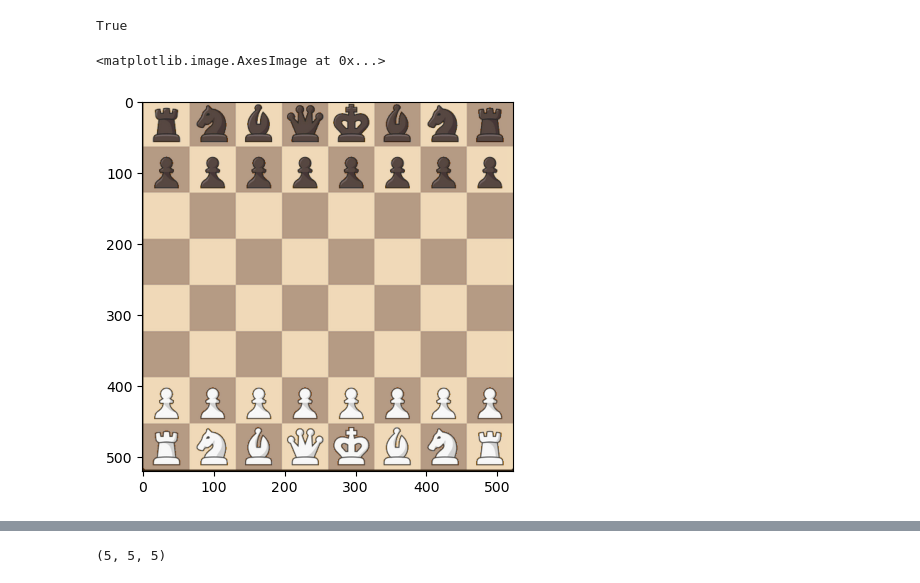
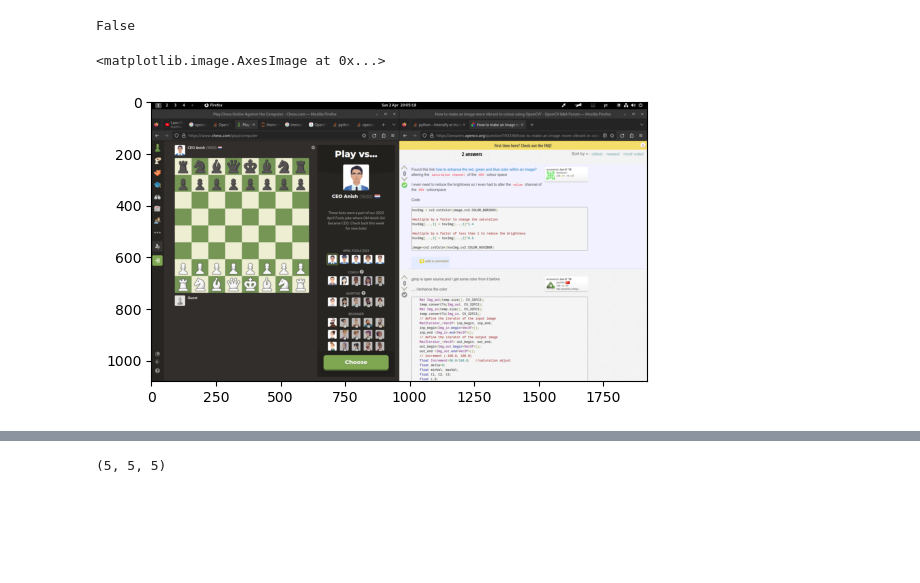
Before and after one commit to ernestovaz/chessboard-detection, a Jupyter notebook: notebook.ipynb, the cells around one changed output, grey strips where cells are left out. Drawn from its saved outputs; the diff is of its cells as text; code cells hidden in the pictures; blank space fills up the shorter version.

```diff
--- a/notebook.ipynb
+++ b/notebook.ipynb
@@ -8,4 +8,4 @@ from scipy import stats
 import numpy as np
 from matplotlib import pyplot as plt
 # %%
-img = cv2.imread('data/brown.png')
+img = cv2.imread('data/whole.png')
@@ -13,17 +31,17 @@ img = cv2.imread('data/brown.png')
 hsv = cv2.cvtColor(img, cv2.COLOR_BGR2HSV)
 hsv[...,1] = hsv[...,1]*5
 saturated = cv2.cvtColor(hsv, cv2.COLOR_HSV2BGR)
-found, corners = cv2.findChessboardCorners(saturated, (7,7))
+found, corners = cv2.findChessboardCorners(saturated, (7,7), flags=cv2.CALIB_CB_ADAPTIVE_THRESH+cv2.CALIB_CB_NORMALIZE_IMAGE)
 corner_img = copy(img)
 cv2.drawChessboardCorners(corner_img, (7,7), corners, found)
 found
 # %% [output]
-True
+False
 # %%
-plt.imshow(cv2.cvtColor(saturated, cv2.COLOR_BGR2RGB))
+plt.imshow(cv2.cvtColor(img, cv2.COLOR_BGR2RGB))
 # %% [output]
 <matplotlib.image.AxesImage at 0x...>
-[figure, old version]
+[figure, new version]
 # %%
 plt.imshow(corner_img)
 # %% [output]
```
Also changed, not shown: parts of 5 cells of this notebook, 1 other file.
